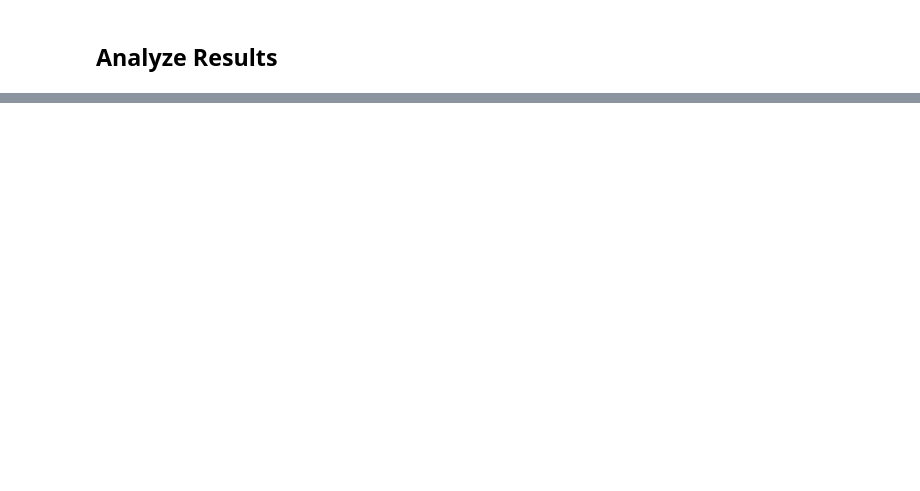
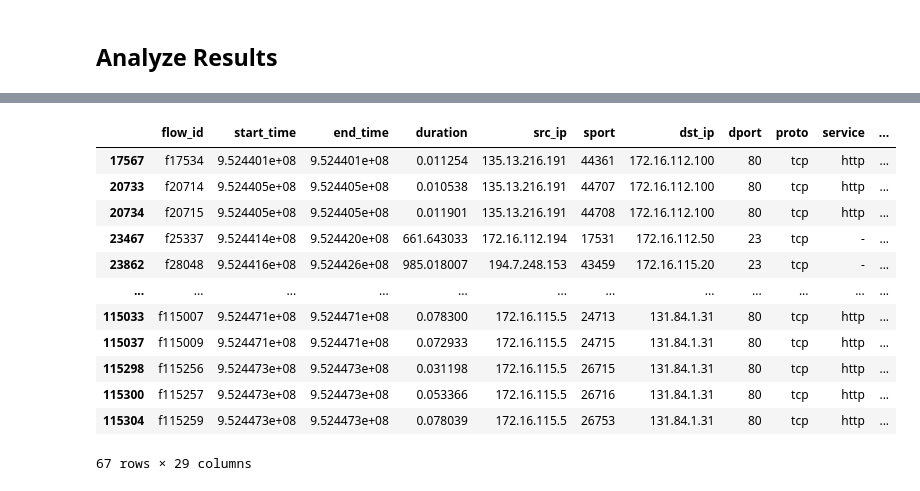
Before and after one commit to sofiaburkow/DeepChronos, a Jupyter notebook: notebooks/analyze_dpl.ipynb, the cells around one changed output, grey strips where cells are left out. Drawn from its saved outputs; the diff is of its cells as text; code cells hidden in the pictures; blank space fills up the shorter version.

```diff
--- a/notebooks/analyze_dpl.ipynb
+++ b/notebooks/analyze_dpl.ipynb
@@ -194,0 +197,16 @@ plot_mis_predictions(
+# %%
+mis_df
+# %% [output]
+|  | flow_id | start_time | end_time | duration | src_ip | sport | dst_ip | dport | proto | service | ... |
+| 17567 | f17534 | 9.524401e+08 | 9.524401e+08 | 0.011254 | 135.13.216.191 | 44361 | 172.16.112.100 | 80 | tcp | http | ... |
+| 20733 | f20714 | 9.524405e+08 | 9.524405e+08 | 0.010538 | 135.13.216.191 | 44707 | 172.16.112.100 | 80 | tcp | http | ... |
+| 20734 | f20715 | 9.524405e+08 | 9.524405e+08 | 0.011901 | 135.13.216.191 | 44708 | 172.16.112.100 | 80 | tcp | http | ... |
+| 23467 | f25337 | 9.524414e+08 | 9.524420e+08 | 661.643033 | 172.16.112.194 | 17531 | 172.16.112.50 | 23 | tcp | - | ... |
+| 23862 | f28048 | 9.524416e+08 | 9.524426e+08 | 985.018007 | 194.7.248.153 | 43459 | 172.16.115.20 | 23 | tcp | - | ... |
+| ... | ... | ... | ... | ... | ... | ... | ... | ... | ... | ... | ... |
+| 115033 | f115007 | 9.524471e+08 | 9.524471e+08 | 0.078300 | 172.16.115.5 | 24713 | 131.84.1.31 | 80 | tcp | http | ... |
+| 115037 | f115009 | 9.524471e+08 | 9.524471e+08 | 0.072933 | 172.16.115.5 | 24715 | 131.84.1.31 | 80 | tcp | http | ... |
+| 115298 | f115256 | 9.524473e+08 | 9.524473e+08 | 0.031198 | 172.16.115.5 | 26715 | 131.84.1.31 | 80 | tcp | http | ... |
+| 115300 | f115257 | 9.524473e+08 | 9.524473e+08 | 0.053366 | 172.16.115.5 | 26716 | 131.84.1.31 | 80 | tcp | http | ... |
+| 115304 | f115259 | 9.524473e+08 | 9.524473e+08 | 0.078039 | 172.16.115.5 | 26753 | 131.84.1.31 | 80 | tcp | http | ... |
+67 rows × 29 columns
```
Also changed, not shown: parts of 6 cells of this notebook, 10 other files.
